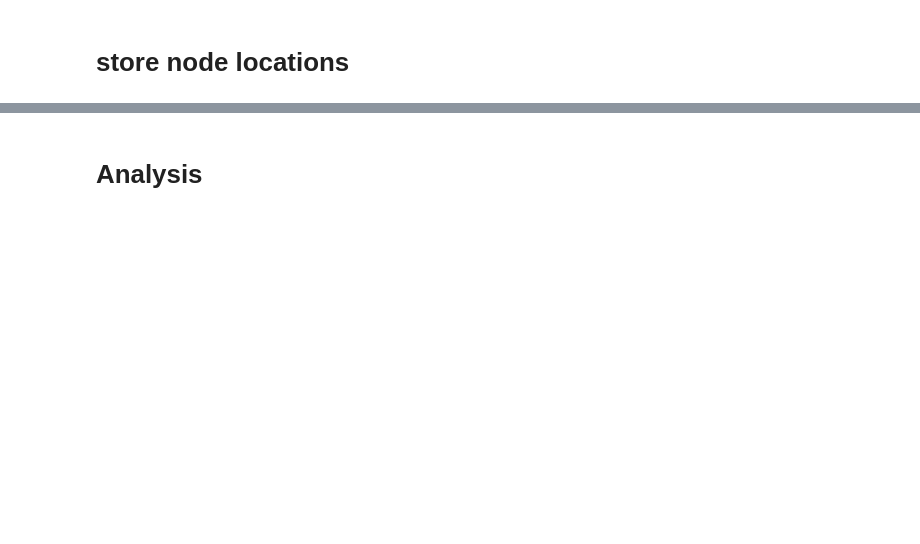
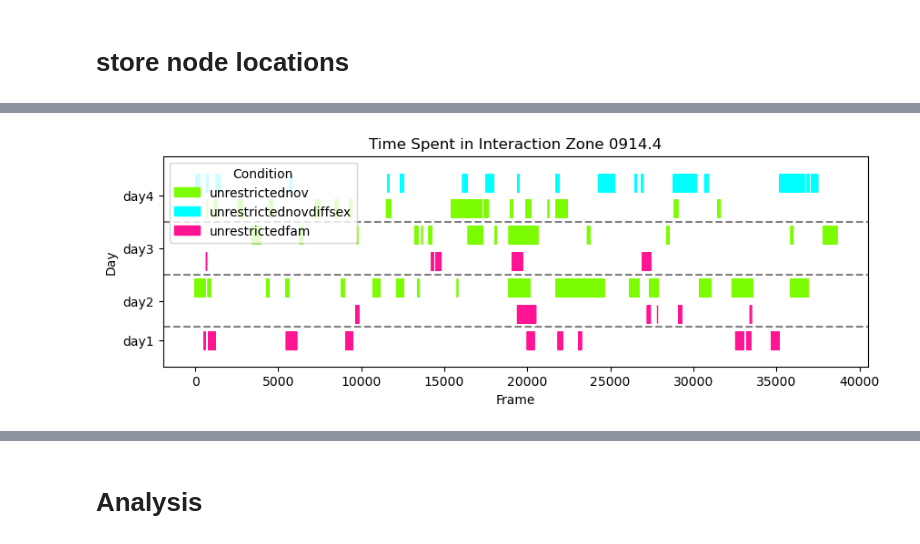
Before and after one commit to ellaksay2/dev, a Jupyter notebook: python/notebooks/SLEAP_analysis_v2.ipynb, the cells around one changed output, grey strips where cells are left out. Cells and saved outputs as stored; diff of their text form; code cells hidden in the pictures; blank space fills up the shorter version.

```diff
--- a/python/notebooks/SLEAP_analysis_v2.ipynb
+++ b/python/notebooks/SLEAP_analysis_v2.ipynb
@@ -290,0 +384,82 @@ plt.show()
+# %%
+import numpy as np
+import matplotlib.pyplot as plt
+import matplotlib.patches as mpatches
+
+# Define colors for each condition
+condition_colors = {
+    # "restrictedwheel": "blue",
+    "unrestrictednov": "lawngreen",
+    "unrestrictednovdiffsex": "cyan",
+    "unrestrictedfam": "deeppink"
+}
+
+# Extract day number and identifier from the name column
+df['day'] = df['name'].str.extract(r'day(\d)').astype(int)
+df['id'] = df['name'].str.extract(r'(0914\.1|0914\.4|0921\.2)')[0]
+
+# Filter the DataFrame to only include rows with the specific IDs we're interested in
+unique_ids = df['id'].dropna().unique()
+
+# Loop through each unique ID to create a separate raster plot
+for identifier in unique_ids:
+    # Filter the DataFrame for the current identifier
+    df_id = df[df['id'] == identifier].sort_values(by=['day', 'condition']).reset_index(drop=True)
+
+    # Initialize lists to store frame indices and conditions
+    filtered_frames = []
+    conditions = []
+
+    # Loop through each row to calculate frame indices within the interaction zone
+    for i, row in df_id.iterrows():
+        head_x = np.array(row['head_x']).astype(float)
+        head_y = np.array(row['head_y']).astype(float)
+
+        # Define interaction zone
+        int_zone = (head_x >= 300) & (head_x <= 400) & (head_y >= 200) & (head_y <= 250)
+        frame_indices = np.where(int_zone)[0]
+
+        filtered_frames.append(frame_indices)
+        conditions.append(row['condition'])  # Store condition for color
+
+    # Create a raster plot for the current identifier
+    fig, ax = plt.subplots(figsize=(10, 3))
+
+    # Plot each trial's data with the appropriate color based on condition
+    for i, (frames, condition) in enumerate(zip(filtered_frames, conditions)):
+        ax.plot(frames, np.ones_like(frames) * i, '|', color=condition_colors[condition], markersize=15)
+
+    # Labeling the plot
+    ax.set_title(f'Time Spent in Interaction Zone {identifier}')
+    ax.set_xlabel('Frame')
+    ax.set_ylabel('Day')
+
+    # Adjust y-axis labels to display each day only once
+    unique_days = df_id['day'].unique()
+    day_labels = []
+    day_positions = []
+
+    for day in unique_days:
+        day_indices = df_id[df_id['day'] == day].index
+        center_position = (day_indices[0] + day_indices[-1]) / 2
+        day_labels.append(f'day{day}')
+        day_positions.append(center_position)
+
+    ax.set_yticks(day_positions)
+    ax.set_yticklabels(day_labels)
+
+    # Draw dotted lines between days
+    for day in unique_days[1:]:  # Skip the first day to avoid a line at the top
+        idx = df_id[df_id['day'] == day].index[0] - 0.5
+        ax.axhline(idx, linestyle='--', color='gray')
+
+    ax.set_ylim(-1, len(filtered_frames))
+
+    # Create legend
+    legend_patches = [mpatches.Patch(color=color, label=condition) for condition, color in condition_colors.items()]
+    ax.legend(handles=legend_patches, title="Condition",loc='upper right')
+
+    # Show the plot for this identifier
+    plt.show()
+# %% [output]
+[figure, added]
```
Also changed, not shown: parts of 16 cells of this notebook, 4 other files.
